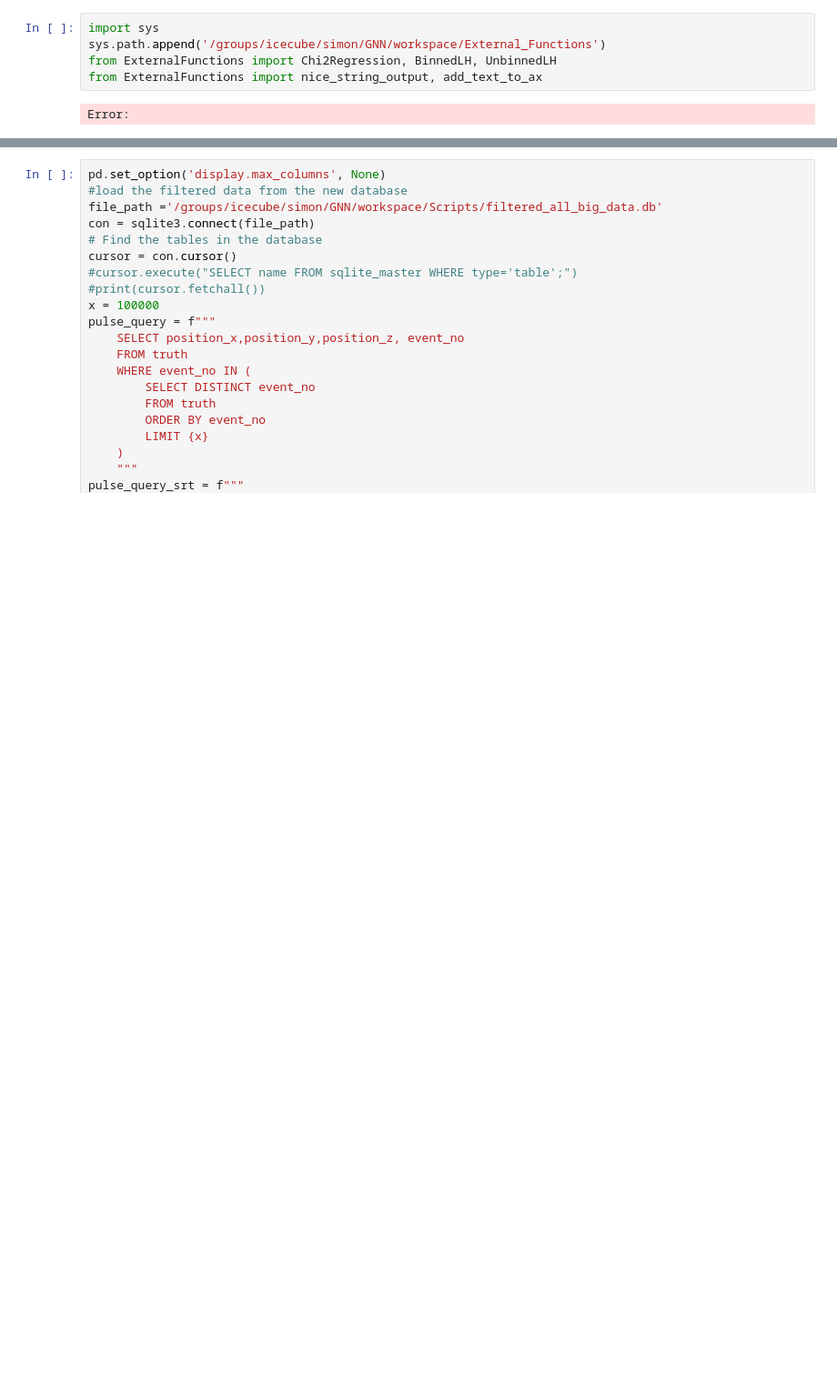
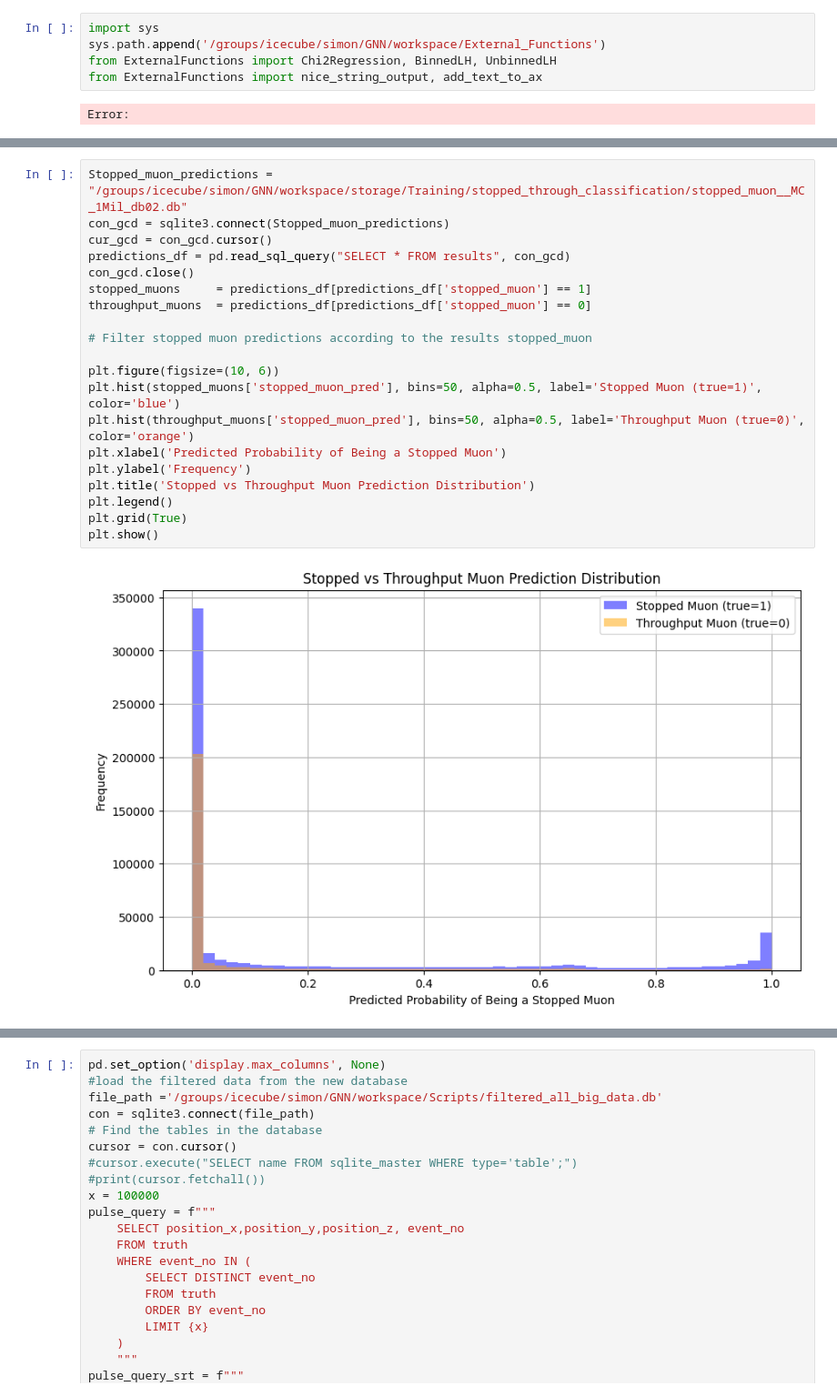
Before and after one commit to SimonOergaard/Dom-Calibration, a Jupyter notebook: muon_analysis.ipynb, the cells around one changed output, grey strips where cells are left out. Shown at 91% size. Cells and saved outputs as stored; diff of their text form; blank space fills up the shorter version.

```diff
--- a/muon_analysis.ipynb
+++ b/muon_analysis.ipynb
@@ -43,0 +83,22 @@ print(cur_gcd.fetchall())
+# %%
+Stopped_muon_predictions = "/groups/icecube/simon/GNN/workspace/storage/Training/stopped_through_classification/stopped_muon__MC_1Mil_db02.db"
+con_gcd = sqlite3.connect(Stopped_muon_predictions)
+cur_gcd = con_gcd.cursor()
+predictions_df = pd.read_sql_query("SELECT * FROM results", con_gcd)
+con_gcd.close()
+stopped_muons     = predictions_df[predictions_df['stopped_muon'] == 1]
+throughput_muons  = predictions_df[predictions_df['stopped_muon'] == 0]
+
+# Filter stopped muon predictions according to the results stopped_muon
+
+plt.figure(figsize=(10, 6))
+plt.hist(stopped_muons['stopped_muon_pred'], bins=50, alpha=0.5, label='Stopped Muon (true=1)', color='blue')
+plt.hist(throughput_muons['stopped_muon_pred'], bins=50, alpha=0.5, label='Throughput Muon (true=0)', color='orange')
+plt.xlabel('Predicted Probability of Being a Stopped Muon')
+plt.ylabel('Frequency')
+plt.title('Stopped vs Throughput Muon Prediction Distribution')
+plt.legend()
+plt.grid(True)
+plt.show()
+# %% [output]
+[figure, added]
```
Also changed, not shown: parts of 6 cells of this notebook, 13 other files.
